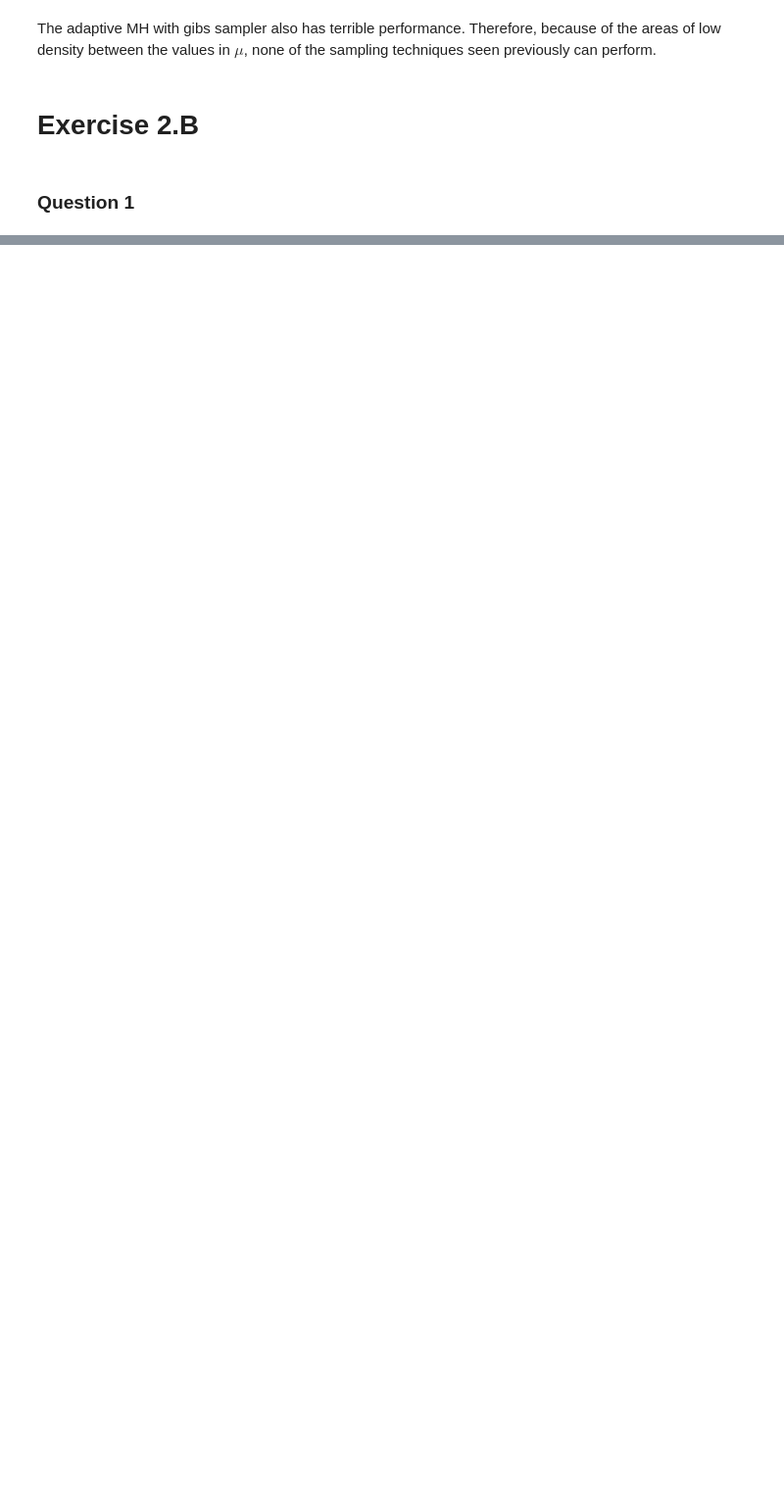
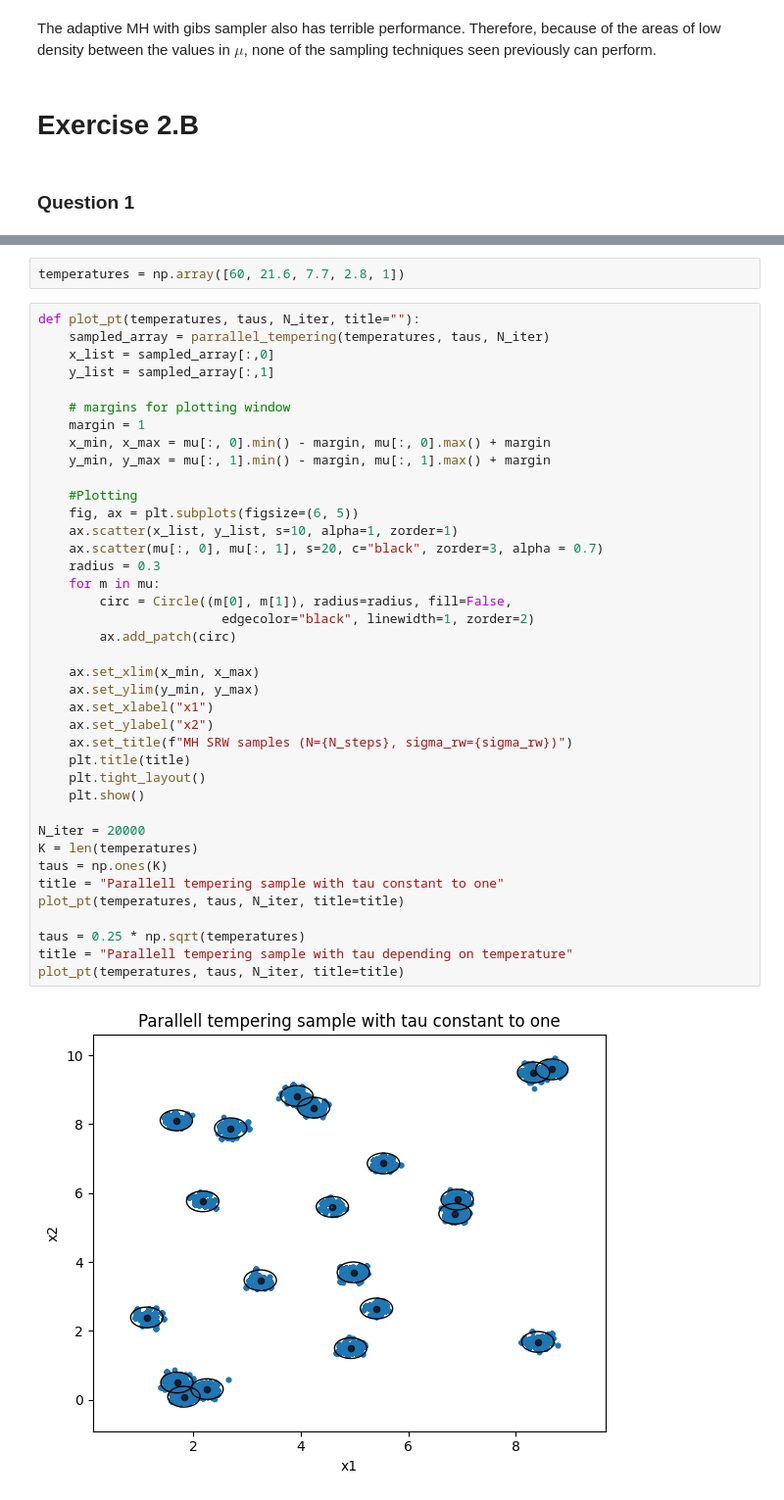
Before and after one commit to T-prog123/MVA_code, a Jupyter notebook: computational_statistics/tp4_computational_statistics.ipynb, the cells around one changed output, grey strips where cells are left out. Shown at 98% size. Cells and saved outputs as stored; diff of their text form; blank space fills up the shorter version.

```diff
--- a/computational_statistics/tp4_computational_statistics.ipynb
+++ b/computational_statistics/tp4_computational_statistics.ipynb
@@ -441,0 +502,43 @@ The adaptive MH with gibs sampler also has terrible performance. Therefore, beca
+# %%
+temperatures = np.array([60, 21.6, 7.7, 2.8, 1])
+# %%
+def plot_pt(temperatures, taus, N_iter, title=""):
+    sampled_array = parrallel_tempering(temperatures, taus, N_iter)
+    x_list = sampled_array[:,0]
+    y_list = sampled_array[:,1]
+
+    # margins for plotting window
+    margin = 1
+    x_min, x_max = mu[:, 0].min() - margin, mu[:, 0].max() + margin
+    y_min, y_max = mu[:, 1].min() - margin, mu[:, 1].max() + margin
+
+    #Plotting
+    fig, ax = plt.subplots(figsize=(6, 5))
+    ax.scatter(x_list, y_list, s=10, alpha=1, zorder=1)
+    ax.scatter(mu[:, 0], mu[:, 1], s=20, c="black", zorder=3, alpha = 0.7)
+    radius = 0.3
+    for m in mu:
+        circ = Circle((m[0], m[1]), radius=radius, fill=False,
+                        edgecolor="black", linewidth=1, zorder=2)
+        ax.add_patch(circ)
+
+    ax.set_xlim(x_min, x_max)
+    ax.set_ylim(y_min, y_max)
+    ax.set_xlabel("x1")
+    ax.set_ylabel("x2")
+    ax.set_title(f"MH SRW samples (N={N_steps}, sigma_rw={sigma_rw})")
+    plt.title(title)
+    plt.tight_layout()
+    plt.show()
+
+N_iter = 20000
+K = len(temperatures)
+taus = np.ones(K)
+title = "Parallell tempering sample with tau constant to one"
+plot_pt(temperatures, taus, N_iter, title=title)
+
+taus = 0.25 * np.sqrt(temperatures)
+title = "Parallell tempering sample with tau depending on temperature"
+plot_pt(temperatures, taus, N_iter, title=title)
+# %% [output]
+[figure, added]
```
Also changed, not shown: parts of 19 cells of this notebook.
